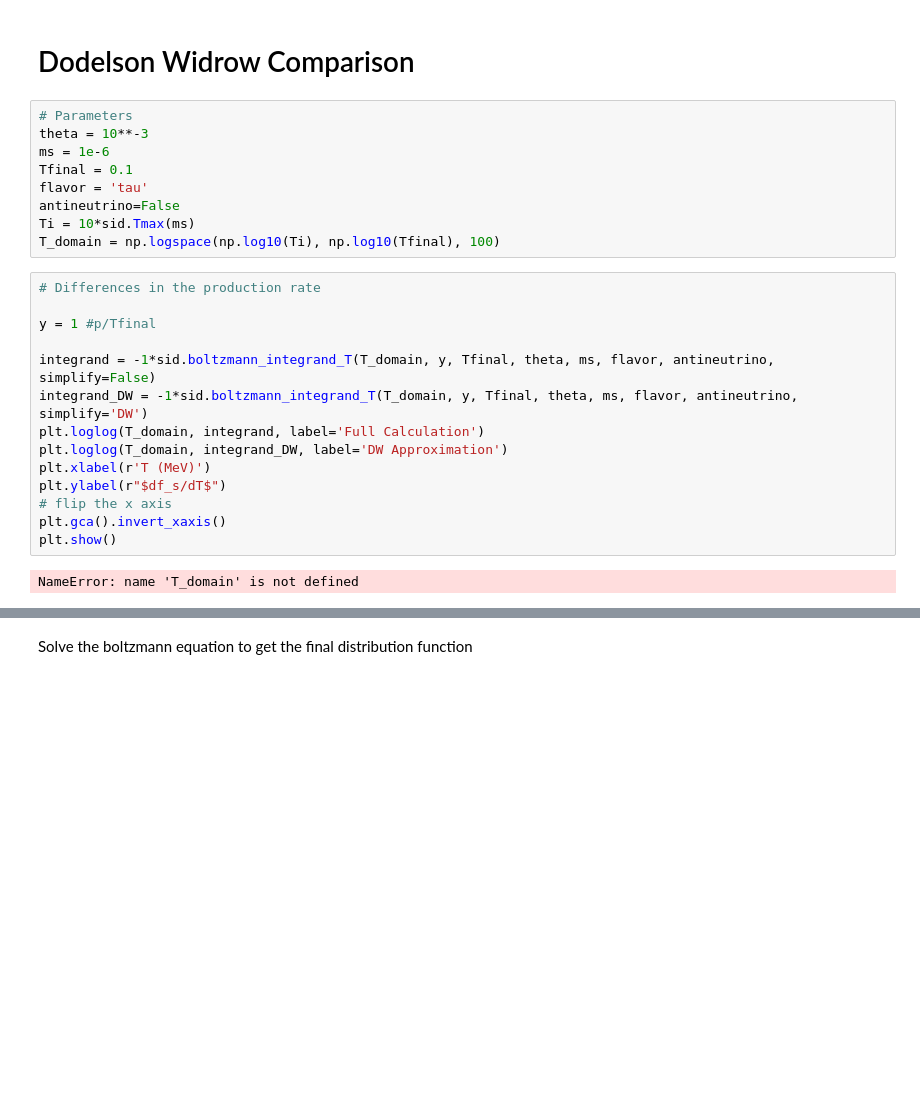
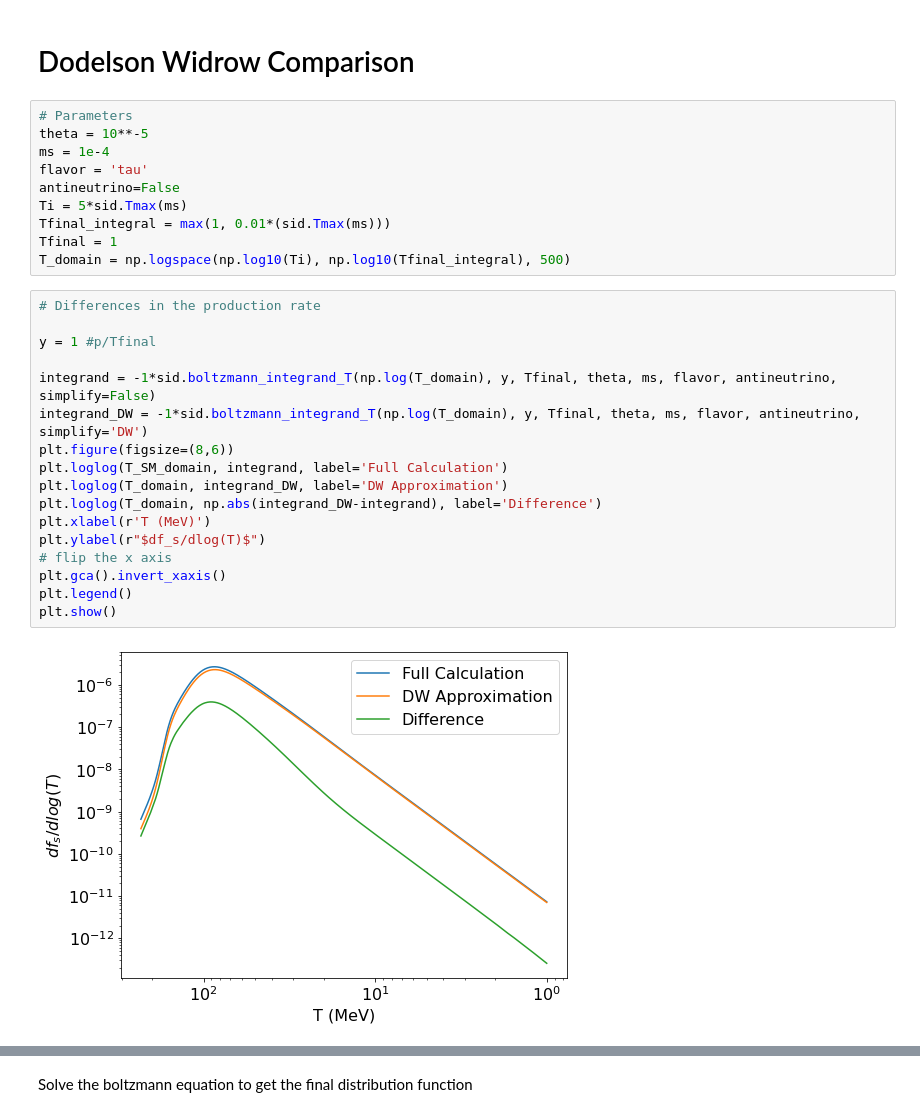
Before and after one commit to JakeSpisak/Sterile-Neutrinos, a Jupyter notebook: sid.ipynb, the cells around one changed output, grey strips where cells are left out. Saved outputs shown, nothing was run; the diff lists cells and outputs as text; blank space fills up the shorter version.

```diff
--- a/sid.ipynb
+++ b/sid.ipynb
@@ -9,29 +13,33 @@ plt.rcParams.update({'font.size': 16})
 # Dodelson Widrow Comparison
 # %%
 # Parameters
-theta = 10**-3
-ms = 1e-6
-Tfinal = 0.1
+theta = 10**-5
+ms = 1e-4
 flavor = 'tau'
 antineutrino=False
-Ti = 10*sid.Tmax(ms)
-T_domain = np.logspace(np.log10(Ti), np.log10(Tfinal), 100)
+Ti = 5*sid.Tmax(ms)
+Tfinal_integral = max(1, 0.01*(sid.Tmax(ms)))
+Tfinal = 1
+T_domain = np.logspace(np.log10(Ti), np.log10(Tfinal_integral), 500)
 # %%
 # Differences in the production rate
 
 y = 1 #p/Tfinal
 
-integrand = -1*sid.boltzmann_integrand_T(T_domain, y, Tfinal, theta, ms, flavor, antineutrino, simplify=False)
-integrand_DW = -1*sid.boltzmann_integrand_T(T_domain, y, Tfinal, theta, ms, flavor, antineutrino, simplify='DW')
-plt.loglog(T_domain, integrand, label='Full Calculation')
+integrand = -1*sid.boltzmann_integrand_T(np.log(T_domain), y, Tfinal, theta, ms, flavor, antineutrino, simplify=False)
+integrand_DW = -1*sid.boltzmann_integrand_T(np.log(T_domain), y, Tfinal, theta, ms, flavor, antineutrino, simplify='DW')
+plt.figure(figsize=(8,6))
+plt.loglog(T_SM_domain, integrand, label='Full Calculation')
 plt.loglog(T_domain, integrand_DW, label='DW Approximation')
+plt.loglog(T_domain, np.abs(integrand_DW-integrand), label='Difference')
 plt.xlabel(r'T (MeV)')
-plt.ylabel(r"$df_s/dT$")
+plt.ylabel(r"$df_s/dlog(T)$")
 # flip the x axis
 plt.gca().invert_xaxis()
+plt.legend()
 plt.show()
 # %% [output]
-NameError: name 'T_domain' is not defined
+[figure, added]
 # %%
 # Differences in the active neutrino scattering rate
 poverT = 1
```
Also changed, not shown: parts of 55 cells of this notebook, 9 other files.
